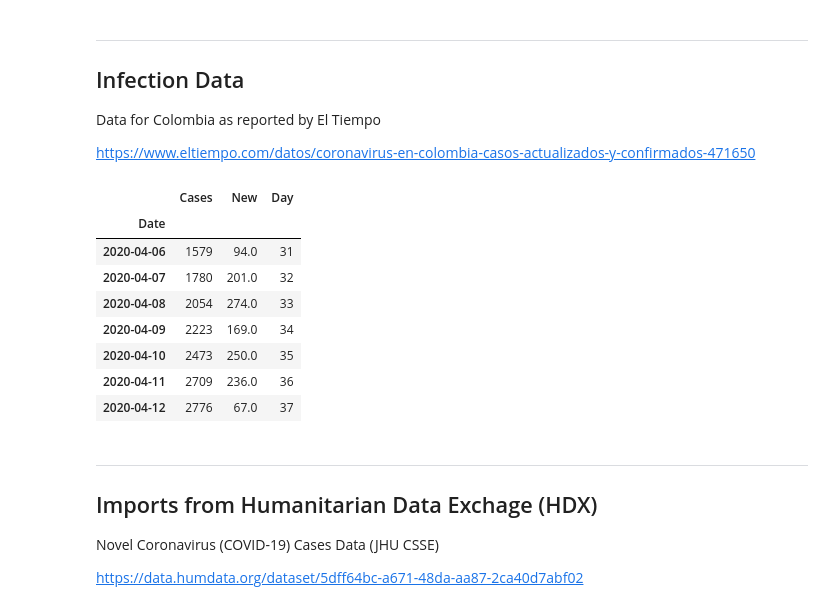
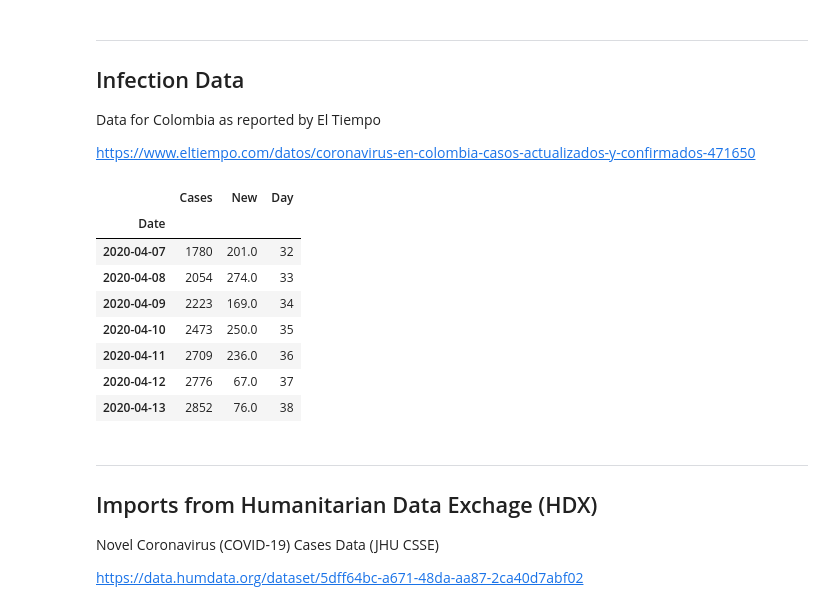
Before and after one commit to markrichter14/COVID-19, a Jupyter notebook: COVID-19.ipynb, the cells around one changed output. Saved outputs shown, nothing was run; the diff lists cells and outputs as text; code cells hidden in the pictures.

```diff
--- a/COVID-19.ipynb
+++ b/COVID-19.ipynb
@@ -117,40 +117,41 @@ https://www.eltiempo.com/datos/coronavirus-en-colombia-casos-actualizados-y-conf
 # Colombian data from Instituto Nacional de Salud
 
 data = [
     ['2020-03-06',    1], ['2020-03-07',    1], ['2020-03-08',    1],
     ['2020-03-09',    3], ['2020-03-10',    3], ['2020-03-11',    9],
     ['2020-03-12',   13], ['2020-03-13',   16], ['2020-03-14',   24],
     ['2020-03-15',   45], ['2020-03-16',   57], ['2020-03-17',   75],
     ['2020-03-18',  102], ['2020-03-19',  128], ['2020-03-20',  175],
     ['2020-03-21',  210], ['2020-03-22',  240], ['2020-03-23',  306],
     ['2020-03-24',  378], ['2020-03-25',  470], ['2020-03-26',  491],
     ['2020-03-27',  539], ['2020-03-28',  608], ['2020-03-29',  702],
     ['2020-03-30',  798], ['2020-03-31',  906], ['2020-04-01', 1065],
     ['2020-04-02', 1161], ['2020-04-03', 1267], ['2020-04-04', 1406],
     ['2020-04-05', 1485], ['2020-04-06', 1579], ['2020-04-07', 1780],
     ['2020-04-08', 2054], ['2020-04-09', 2223], ['2020-04-10', 2473],
     ['2020-04-11', 2709],
     ['2020-04-12', 2776],
+    ['2020-04-13', 2852],
 ]
 
 meta = {
     'country': 'Colombia',
     'source': 'INS',
 }
 
 df_infect = convert_data(data, meta)
 
 df_infect.tail(7)
 # %% [output]
 |  | Cases | New | Day |
 | Date |  |  |  |
-| 2020-04-06 | 1579 | 94.0 | 31 |
 | 2020-04-07 | 1780 | 201.0 | 32 |
 | 2020-04-08 | 2054 | 274.0 | 33 |
 | 2020-04-09 | 2223 | 169.0 | 34 |
 | 2020-04-10 | 2473 | 250.0 | 35 |
 | 2020-04-11 | 2709 | 236.0 | 36 |
 | 2020-04-12 | 2776 | 67.0 | 37 |
+| 2020-04-13 | 2852 | 76.0 | 38 |
 # %% [markdown]
 ---
 
```
Also changed, not shown: parts of 13 cells of this notebook, 1 other file.
